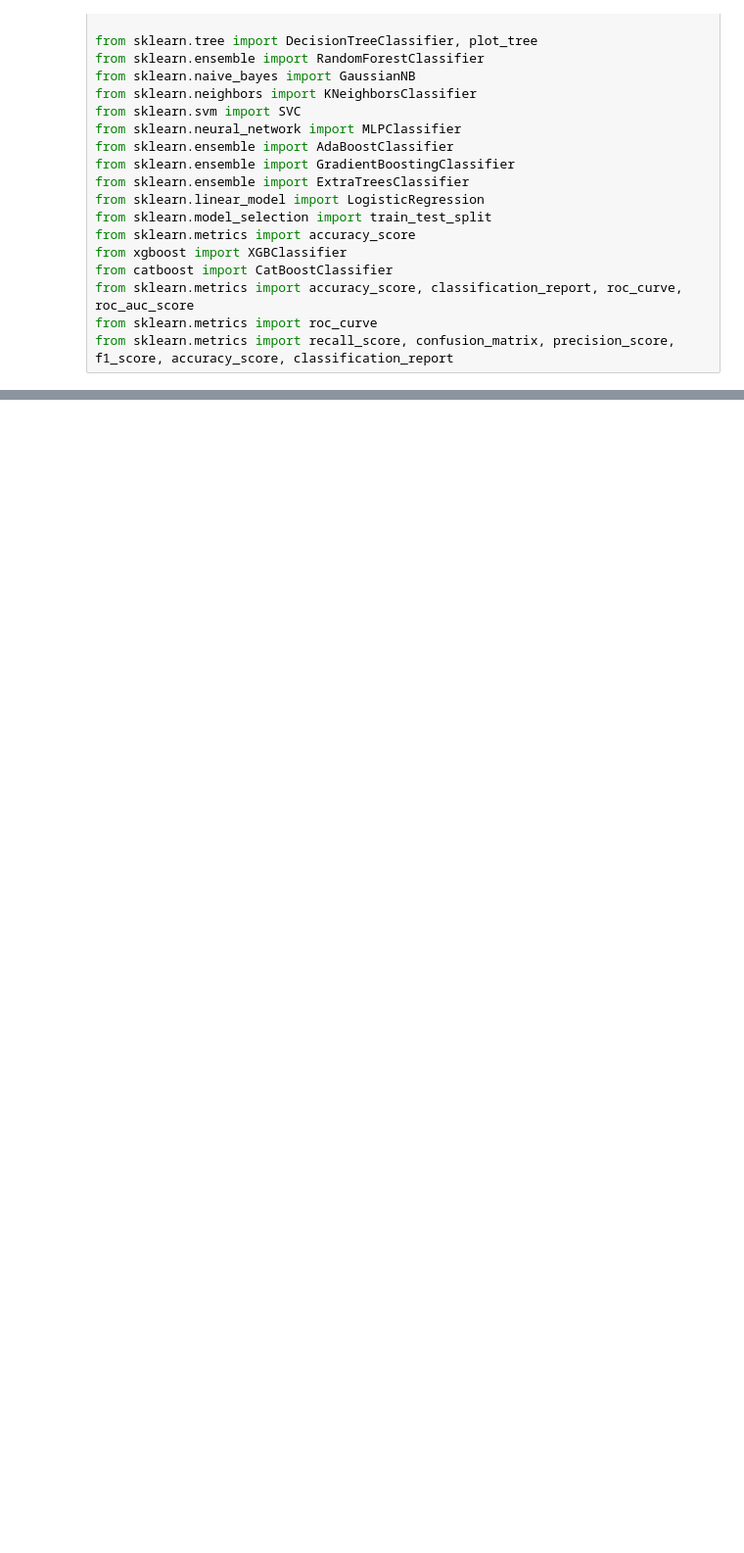
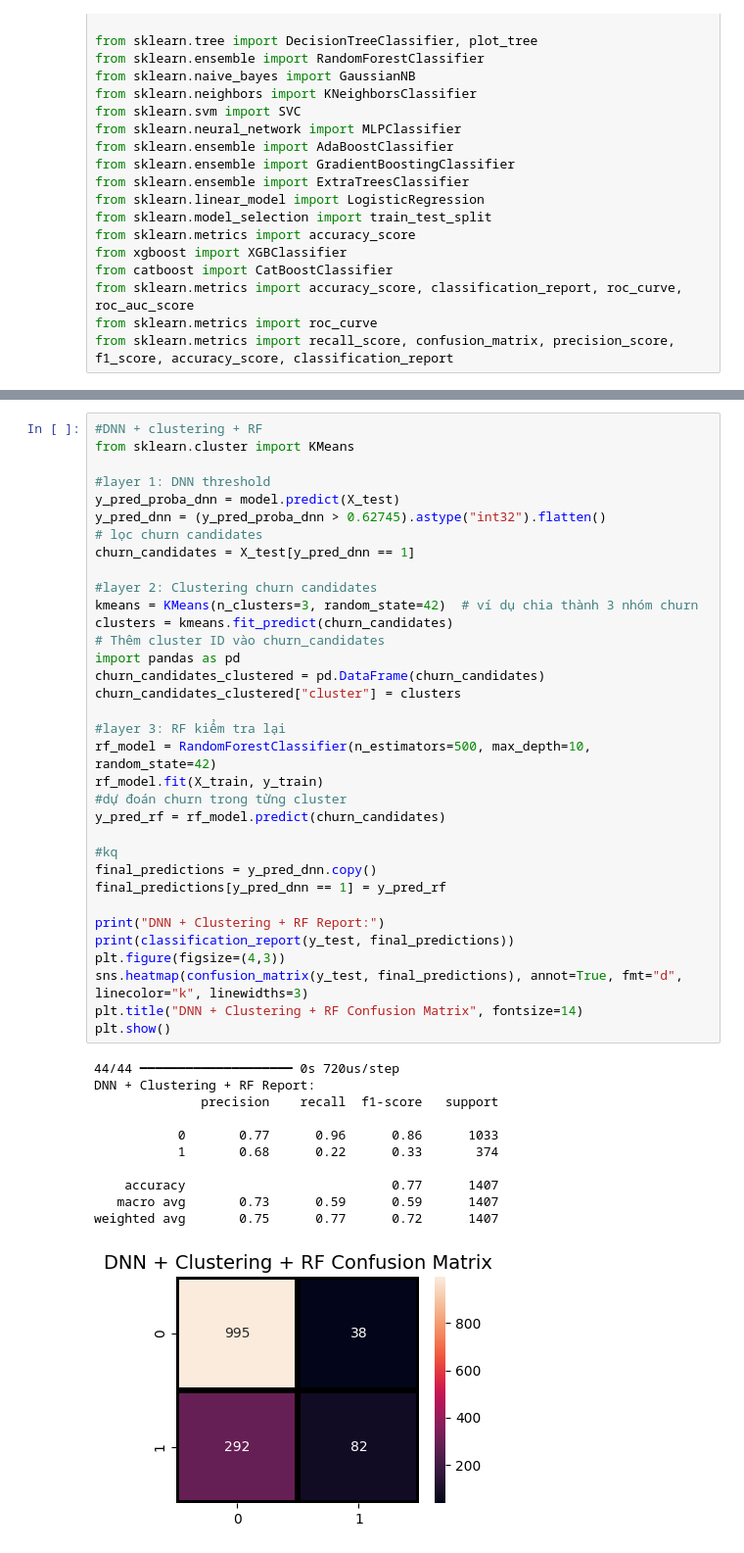
Before and after one commit to ngocmai141106/AI66B_group_9, a Jupyter notebook: code/extra_2layer.ipynb, the cells around one changed output, grey strips where cells are left out. Shown at 98% size. Cells and saved outputs as stored; diff of their text form; blank space fills up the shorter version.

```diff
--- a/code/extra_2layer.ipynb
+++ b/code/extra_2layer.ipynb
@@ -41,0 +133,46 @@ FileNotFoundError: [Errno 2] No such file or directory: '../dataset/train.csv'
+# %%
+#DNN + clustering + RF
+from sklearn.cluster import KMeans
+
+#layer 1: DNN threshold
+y_pred_proba_dnn = model.predict(X_test)
+y_pred_dnn = (y_pred_proba_dnn > 0.62745).astype("int32").flatten()
+# lọc churn candidates
+churn_candidates = X_test[y_pred_dnn == 1]
+
+#layer 2: Clustering churn candidates
+kmeans = KMeans(n_clusters=3, random_state=42)  # ví dụ chia thành 3 nhóm churn
+clusters = kmeans.fit_predict(churn_candidates)
+# Thêm cluster ID vào churn_candidates
+import pandas as pd
+churn_candidates_clustered = pd.DataFrame(churn_candidates)
+churn_candidates_clustered["cluster"] = clusters
+
+#layer 3: RF kiểm tra lại
+rf_model = RandomForestClassifier(n_estimators=500, max_depth=10, random_state=42)
+rf_model.fit(X_train, y_train)
+#dự đoán churn trong từng cluster
+y_pred_rf = rf_model.predict(churn_candidates)
+
+#kq
+final_predictions = y_pred_dnn.copy()
+final_predictions[y_pred_dnn == 1] = y_pred_rf
+
+print("DNN + Clustering + RF Report:")
+print(classification_report(y_test, final_predictions))
+plt.figure(figsize=(4,3))
+sns.heatmap(confusion_matrix(y_test, final_predictions), annot=True, fmt="d", linecolor="k", linewidths=3)
+plt.title("DNN + Clustering + RF Confusion Matrix", fontsize=14)
+plt.show()
+# %% [output]
+44/44 ━━━━━━━━━━━━━━━━━━━━ 0s 720us/step
+DNN + Clustering + RF Report:
+              precision    recall  f1-score   support
+
+           0       0.77      0.96      0.86      1033
+           1       0.68      0.22      0.33       374
+
+    accuracy                           0.77      1407
+   macro avg       0.73      0.59      0.59      1407
+weighted avg       0.75      0.77      0.72      1407
+[figure, added]
```
Also changed, not shown: parts of 6 cells of this notebook, 5 other files.
